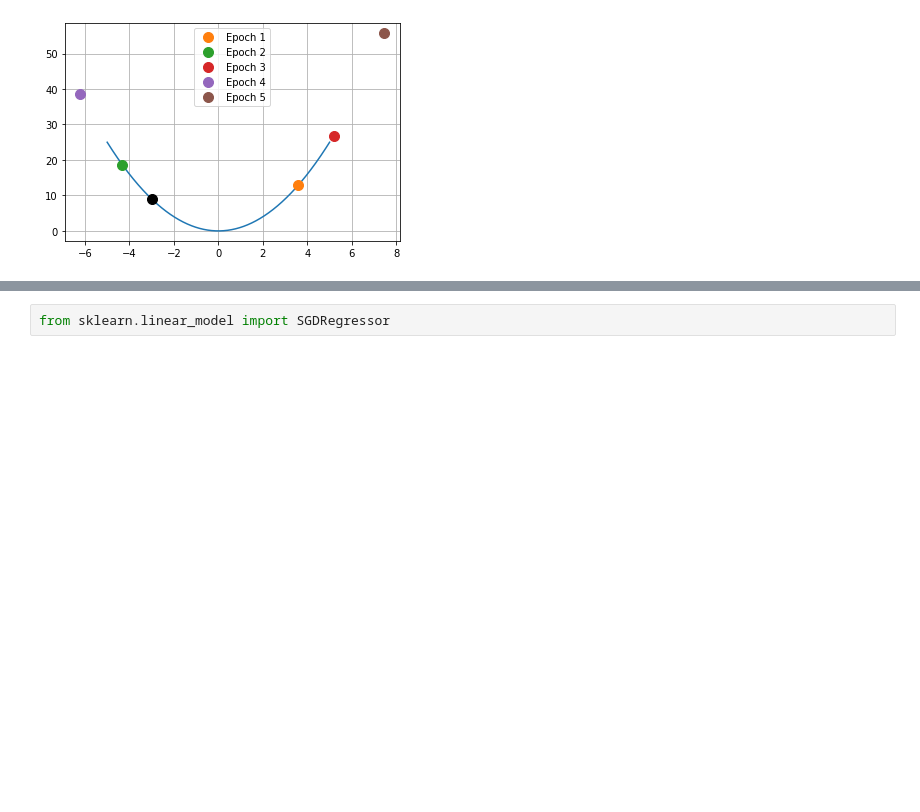
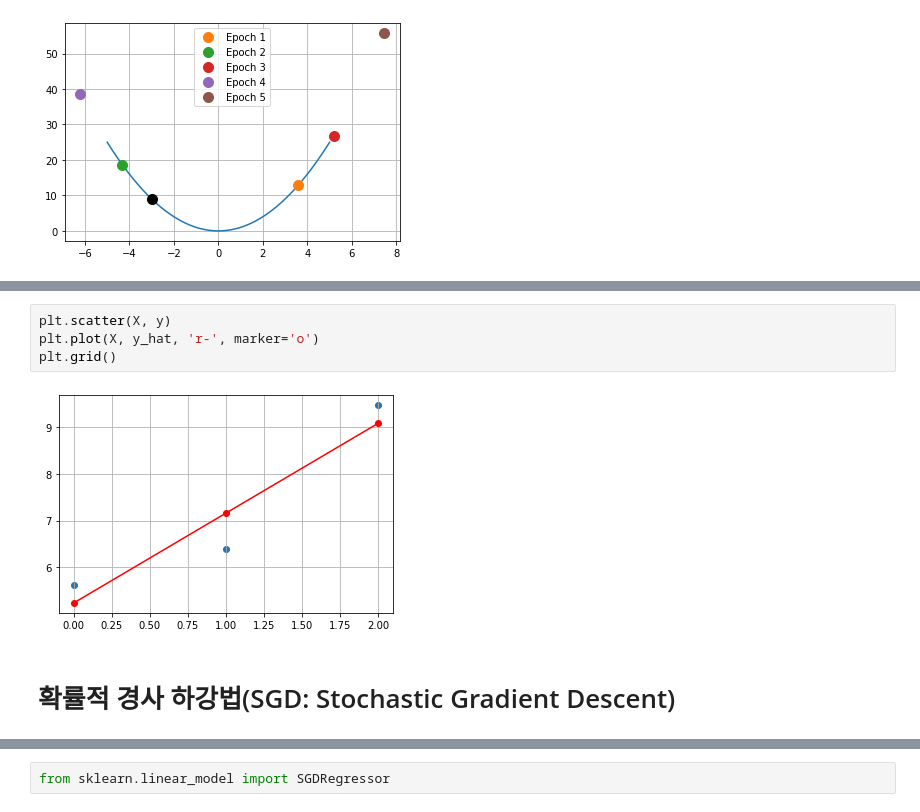
Before and after one commit to JakeOh/202011_itw_pyml_wkd, a Jupyter notebook: ml03.ipynb, the cells around one changed output, grey strips where cells are left out. Saved outputs shown, nothing was run; the diff lists cells and outputs as text; blank space fills up the shorter version.

```diff
--- a/ml03.ipynb
+++ b/ml03.ipynb
@@ -83,0 +150,8 @@ plot_gradient_descent(fn, x_init=-3, eta=1.1)
+# %%
+plt.scatter(X, y)
+plt.plot(X, y_hat, 'r-', marker='o')
+plt.grid()
+# %% [output]
+[figure, added]
+# %% [markdown]
+# 확률적 경사 하강법(SGD: Stochastic Gradient Descent)
```
Also changed, not shown: parts of 14 cells of this notebook.
